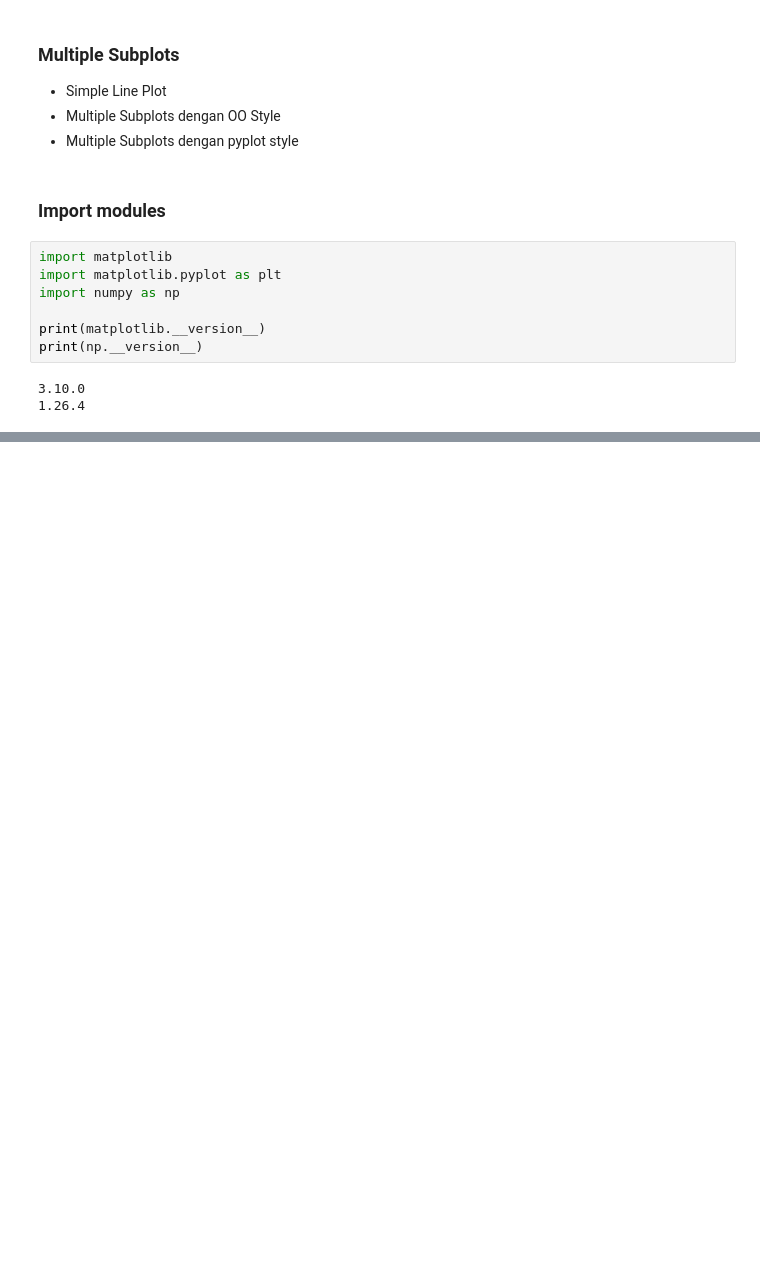
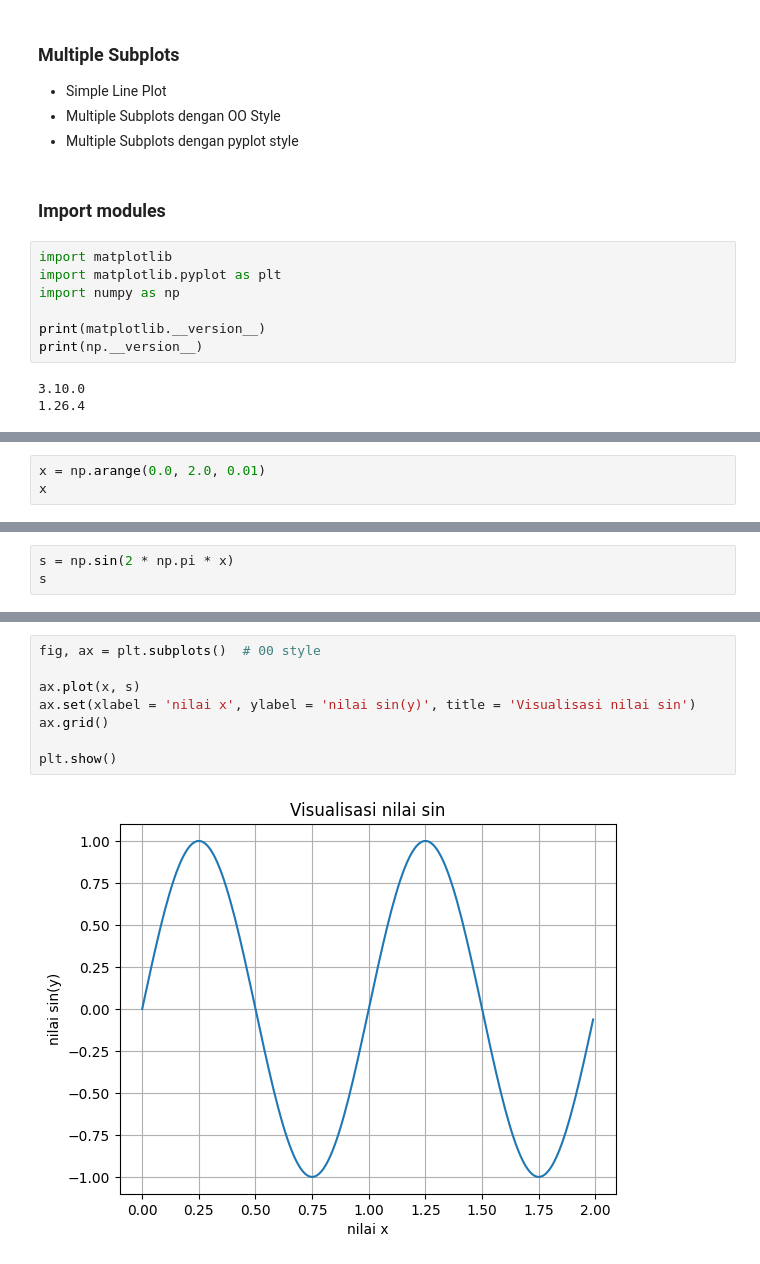
Before and after one commit to LatiefDataVisionary/matplotlib-with-indonesia-belajar, a Jupyter notebook: Matplotlib_03_Multiple_Subplots_|_Belajar_Matplotlib_Dasar_|_Belajar_Visualisasi_Data.ipynb, the cells around one changed output, grey strips where cells are left out. Cells and saved outputs as stored; diff of their text form; blank space fills up the shorter version.

Commit message:
Simple Line Plot

```diff
--- a/Matplotlib_03_Multiple_Subplots_|_Belajar_Matplotlib_Dasar_|_Belajar_Visualisasi_Data.ipynb
+++ b/Matplotlib_03_Multiple_Subplots_|_Belajar_Matplotlib_Dasar_|_Belajar_Visualisasi_Data.ipynb
@@ -22,0 +25,3 @@ print(np.__version__)
+# %%
+x = np.arange(0.0, 2.0, 0.01)
+x
@@ -22,0 +48,3 @@ print(np.__version__)
+# %%
+s = np.sin(2 * np.pi * x)
+s
@@ -22,0 +69,10 @@ print(np.__version__)
+# %%
+fig, ax = plt.subplots()  # 00 style
+
+ax.plot(x, s)
+ax.set(xlabel = 'nilai x', ylabel = 'nilai sin(y)', title = 'Visualisasi nilai sin')
+ax.grid()
+
+plt.show()
+# %% [output]
+[figure, added]
```
Also changed, not shown: parts of 3 cells of this notebook.
